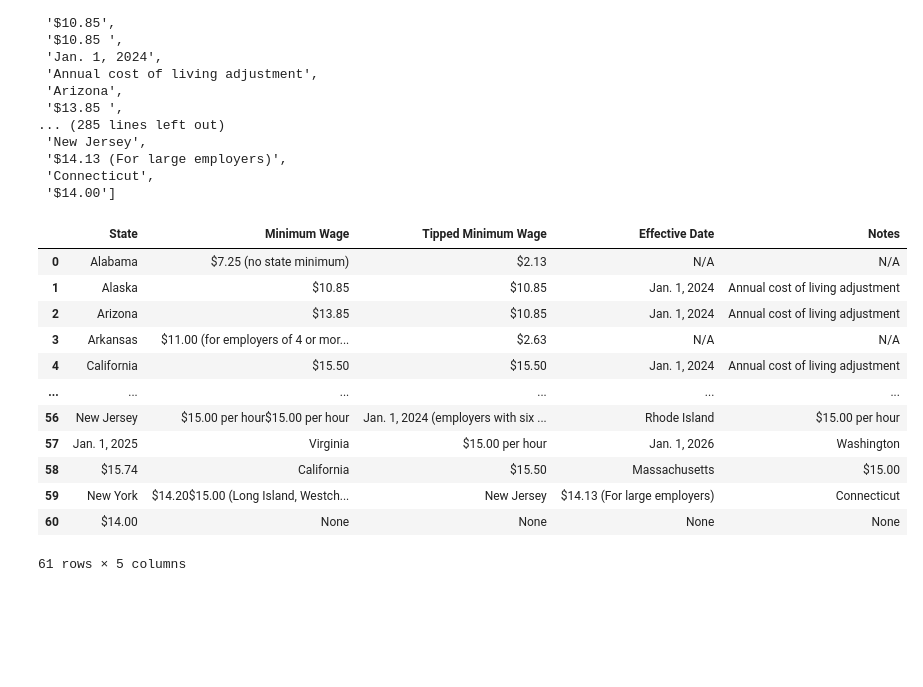
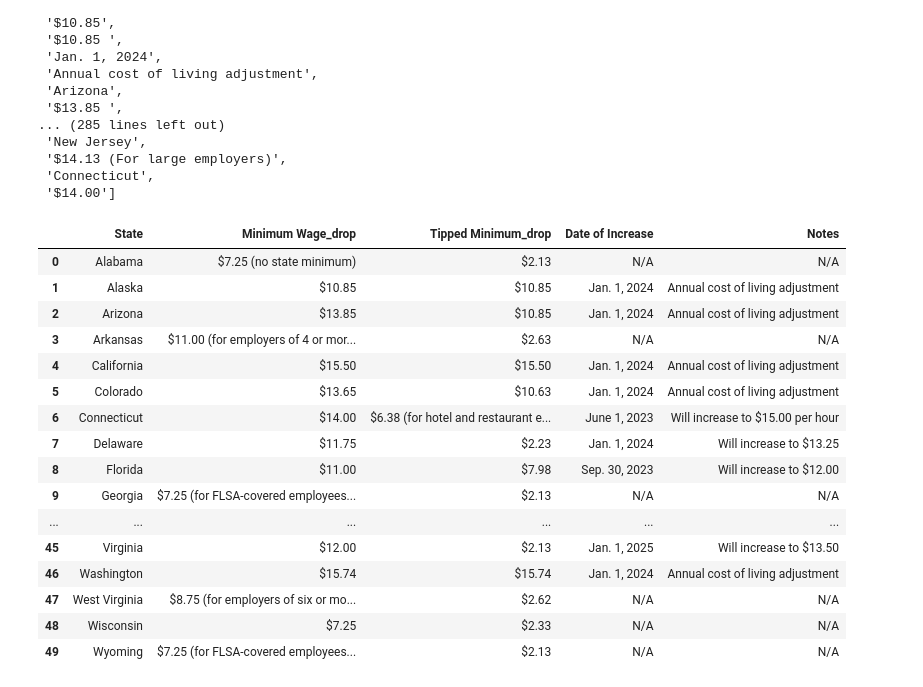
Before and after one commit to SchreinerJS/schreinerj_capstone, a Jupyter notebook: notebooks/webscraping.ipynb, the cells around one changed output. Saved outputs shown, nothing was run; the diff lists cells and outputs as text; code cells hidden in the pictures; blank space fills up the shorter version.

Commit message:
hh_income_tables

```diff
--- a/notebooks/webscraping.ipynb
+++ b/notebooks/webscraping.ipynb
@@ -218,22 +219,29 @@ list
 # %%
 # Split the original list into sub-lists of 5 items each
 sub_lists = [list[i:i+5] for i in range(0, len(list), 5)]
 
-# Create a new list of tuples where each tuple contains the five elements of a sub-list
-min_wage = pd.DataFrame(sub_lists, columns=['State', 'Minimum Wage', 'Tipped Minimum Wage', 'Effective Date', 'Notes'])
+# transform to dataframe
+min_wage = pd.DataFrame(sub_lists, columns=['State', 'Minimum Wage_drop', 'Tipped Minimum_drop', 'Date of Increase', 'Notes'])
 
-min_wage
+# drop additional table info
+min_wage_2023 = min_wage.drop([50, 51, 52, 53, 54, 55, 56, 57, 58, 59, 60])
+
+min_wage_2023
 # %% [output]
-|  | State | Minimum Wage | Tipped Minimum Wage | Effective Date | Notes |
+|  | State | Minimum Wage_drop | Tipped Minimum_drop | Date of Increase | Notes |
 | 0 | Alabama | $7.25 (no state minimum) | $2.13 | N/A | N/A |
 | 1 | Alaska | $10.85 | $10.85 | Jan. 1, 2024 | Annual cost of living adjustment |
 | 2 | Arizona | $13.85 | $10.85 | Jan. 1, 2024 | Annual cost of living adjustment |
 | 3 | Arkansas | $11.00 (for employers of 4 or mor... | $2.63 | N/A | N/A |
 | 4 | California | $15.50 | $15.50 | Jan. 1, 2024 | Annual cost of living adjustment |
+| 5 | Colorado | $13.65 | $10.63 | Jan. 1, 2024 | Annual cost of living adjustment |
+| 6 | Connecticut | $14.00 | $6.38 (for hotel and restaurant e... | June 1, 2023 | Will increase to $15.00 per hour |
+| 7 | Delaware | $11.75 | $2.23 | Jan. 1, 2024 | Will increase to $13.25 |
+| 8 | Florida | $11.00 | $7.98 | Sep. 30, 2023 | Will increase to $12.00 |
+| 9 | Georgia | $7.25 (for FLSA-covered employees... | $2.13 | N/A | N/A |
 | ... | ... | ... | ... | ... | ... |
-| 56 | New Jersey | $15.00 per hour$15.00 per hour | Jan. 1, 2024 (employers with six ... | Rhode Island | $15.00 per hour |
-| 57 | Jan. 1, 2025 | Virginia | $15.00 per hour | Jan. 1, 2026 | Washington |
-| 58 | $15.74 | California | $15.50 | Massachusetts | $15.00 |
-| 59 | New York | $14.20$15.00 (Long Island, Westch... | New Jersey | $14.13 (For large employers) | Connecticut |
-| 60 | $14.00 | None | None | None | None |
+| 45 | Virginia | $12.00 | $2.13 | Jan. 1, 2025 | Will increase to $13.50 |
+| 46 | Washington | $15.74 | $15.74 | Jan. 1, 2024 | Annual cost of living adjustment |
+| 47 | West Virginia | $8.75 (for employers of six or mo... | $2.62 | N/A | N/A |
+| 48 | Wisconsin | $7.25 | $2.33 | N/A | N/A |
+| 49 | Wyoming | $7.25 (for FLSA-covered employees... | $2.13 | N/A | N/A |
-61 rows × 5 columns
```
Also changed, not shown: parts of 13 cells of this notebook, 2 other files.
